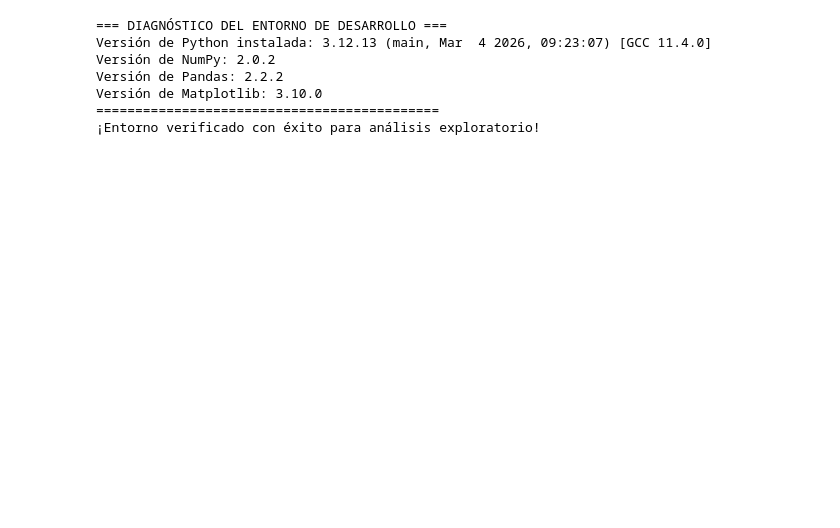
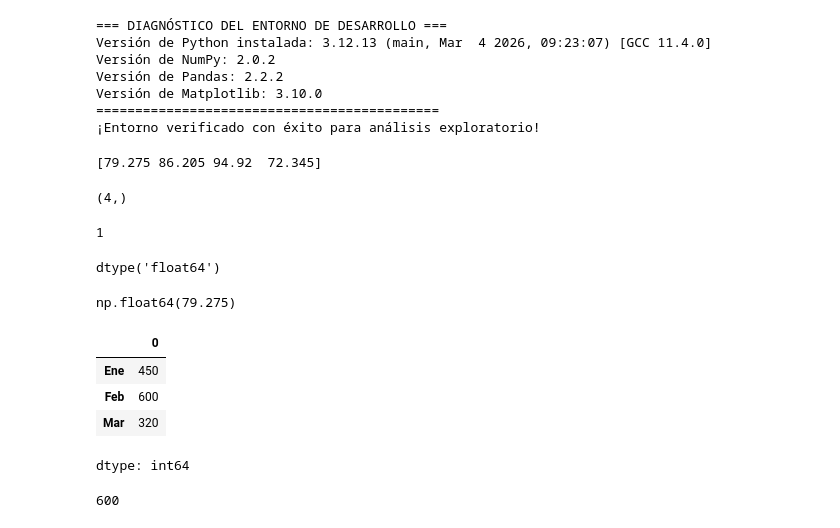
Before and after one commit to marcorvalanm/mly1101-machine-learning-portafolio, a Jupyter notebook: 1_1_2_Verificacion_Entorno_ipynb.ipynb, the cells around one changed output. Saved outputs shown, nothing was run; the diff lists cells and outputs as text; code cells hidden in the pictures; blank space fills up the shorter version.

```diff
--- a/1_1_2_Verificacion_Entorno_ipynb.ipynb
+++ b/1_1_2_Verificacion_Entorno_ipynb.ipynb
@@ -21,3 +21,44 @@ Versión de Pandas: 2.2.2
 Versión de Matplotlib: 3.10.0
 ============================================
 ¡Entorno verificado con éxito para análisis exploratorio!
+# %%
+#creacion de un arreglo e incremeto vectorial
+pesos = np.array([75.5, 82.1, 90.4, 68.9])
+pesos_ajustados = pesos * 1.05
+
+print(pesos_ajustados)
+# Output rápido y directo sin loops
+# %% [output]
+[79.275 86.205 94.92  72.345]
+# %%
+pesos_ajustados.shape
+# %% [output]
+(4,)
+# %%
+pesos_ajustados.ndim
+# %% [output]
+1
+# %%
+pesos_ajustados.dtype
+# %% [output]
+dtype('float64')
+# %%
+pesos_ajustados[0]
+# %% [output]
+np.float64(79.275)
+# %%
+# Creación de una Serie con índice
+ventas = pd.Series([450, 600, 320],
+index=['Ene', 'Feb', 'Mar'])
+ventas
+# %% [output]
+|  | 0 |
+| Ene | 450 |
+| Feb | 600 |
+| Mar | 320 |
+dtype: int64
+# %%
+print(ventas['Feb'])
+# Acceso directo por etiqueta
+# %% [output]
+600
```
Also changed, not shown: parts of 9 cells of this notebook.
